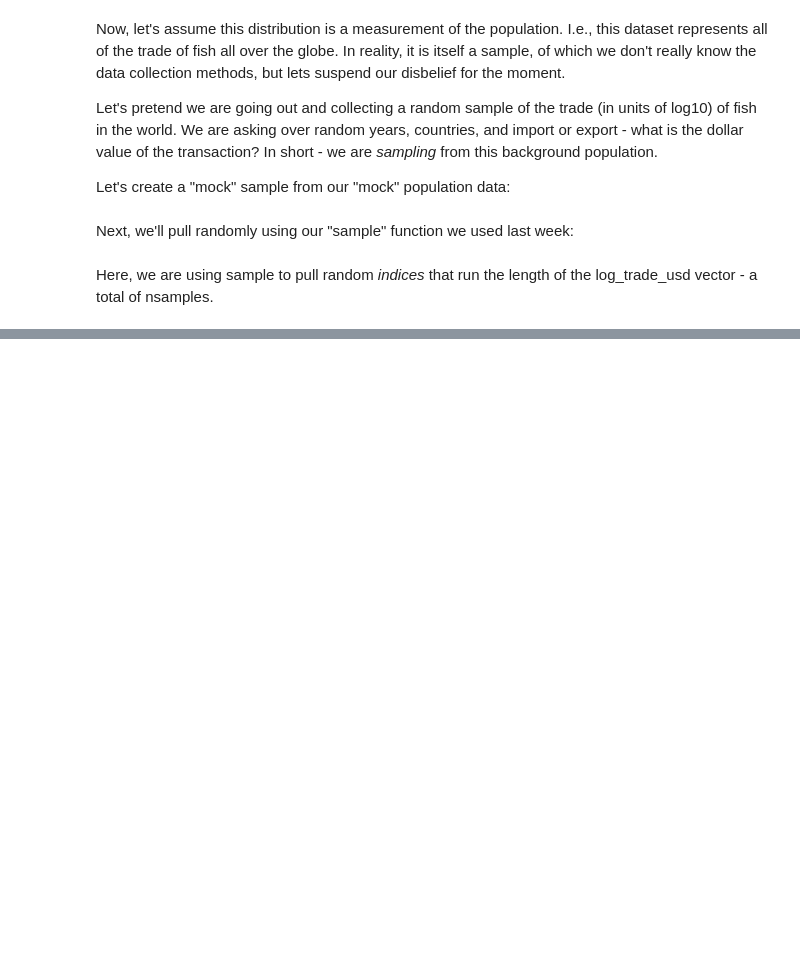
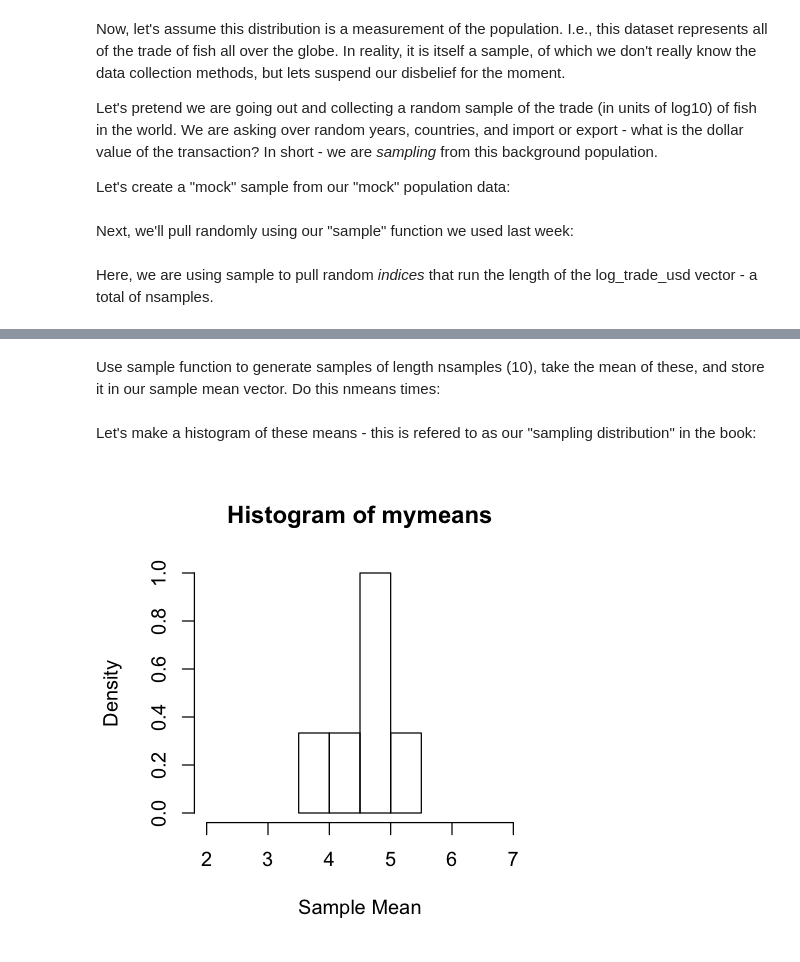
Before and after one commit to jnaiman/is542_spring2020, a Jupyter notebook: week07/prep_part1_foundationsForInference.ipynb, the cells around one changed output, grey strips where cells are left out. Saved outputs shown, nothing was run; the diff lists cells and outputs as text; code cells hidden in the pictures; blank space fills up the shorter version.

```diff
--- a/week07/prep_part1_foundationsForInference.ipynb
+++ b/week07/prep_part1_foundationsForInference.ipynb
@@ -42,0 +68,18 @@ Here, we are using sample to pull random *indices* that run the length of the lo
+# %%
+mymeans = c() # where the sample means are stored
+nmeans = 5 #start with 5 samples -> 5 sample means
+# %% [markdown]
+Use sample function to generate samples of length nsamples (10), take the mean of these, and store it in our sample mean vector.  Do this nmeans times:
+# %%
+for (i in 0:nmeans){
+  # grab the sample like before
+  mysample = log_trade_usd[sample(1:length(log_trade_usd), nsamples, replace=FALSE)]
+  # take the mean and store it:
+  mymeans = append(mymeans, mean(mysample))
+}
+# %% [markdown]
+Let's make a histogram of these means - this is refered to as our "sampling distribution" in the book:
+# %%
+hist(mymeans, xlab="Sample Mean", prob=TRUE, xlim=c(2,7))
+# %% [output]
+[figure, added]
```
Also changed, not shown: parts of 20 cells of this notebook.
